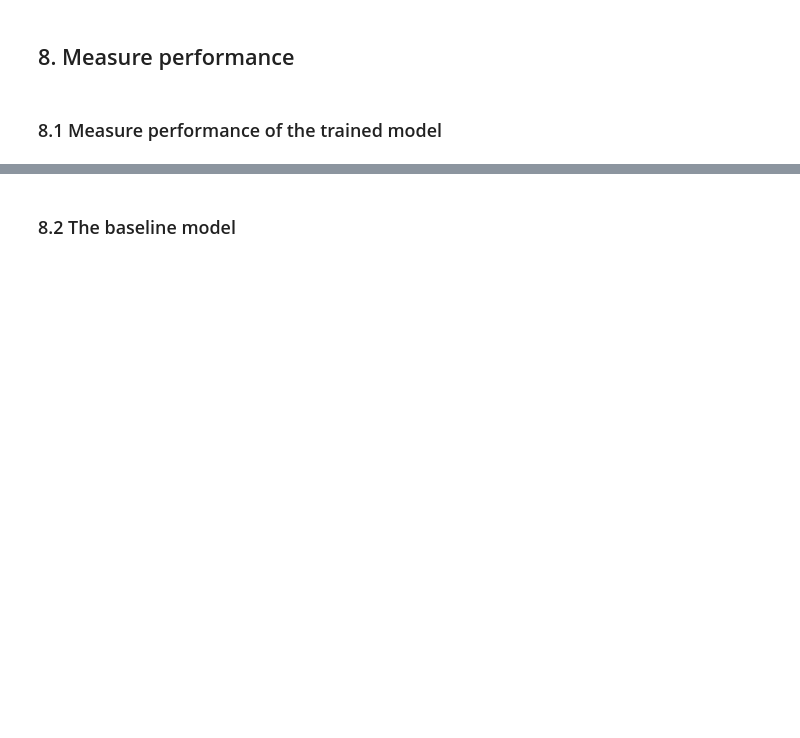
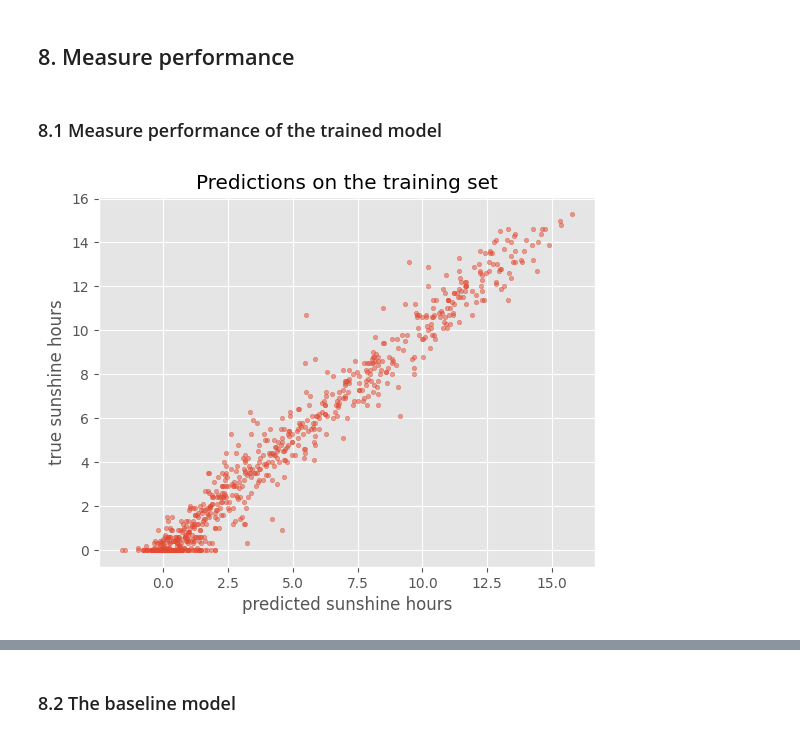
Before and after one commit to mimer-ai/deep-learning-intro, a Jupyter notebook: notebooks/lumi-pytorch/3-MonitorTrainingProcess-PyTorch-WeatherPrediction.ipynb, the cells around one changed output, grey strips where cells are left out. Saved outputs shown, nothing was run; the diff lists cells and outputs as text; code cells hidden in the pictures; blank space fills up the shorter version.

```diff
--- a/notebooks/lumi-pytorch/3-MonitorTrainingProcess-PyTorch-WeatherPrediction.ipynb
+++ b/notebooks/lumi-pytorch/3-MonitorTrainingProcess-PyTorch-WeatherPrediction.ipynb
@@ -350,15 +338,8 @@ def plot_history(history, metrics):
 # %% [markdown]
 ## 7. Perform a prediction/classification
 # %%
-def predict(model, data_loader):
-    model.eval()
-    predictions = []
-    with torch.no_grad():
-        for inputs, _ in data_loader:
-            inputs = inputs.to(device)
-            outputs = model(inputs)
-            predictions.extend(outputs.squeeze().cpu().numpy())
-    return np.array(predictions)
+_, train_rmse, y_train_true, y_train_predicted = eval_epoch(model, train_dl, loss_fn, accumulate=True)
+_, test_rmse, y_test_true, y_test_predicted = eval_epoch(model, test_dl, loss_fn, accumulate=True)
 # %% [markdown]
 ## 8. Measure performance
 # %% [markdown]
@@ -366,7 +347,11 @@ def predict(model, data_loader):
 # %%
 def plot_predictions(y_pred, y_true, title):
     plt.style.use('ggplot')  # optional, that's only to define a visual style
     plt.scatter(y_pred, y_true, s=10, alpha=0.5)
     plt.xlabel("predicted sunshine hours")
     plt.ylabel("true sunshine hours")
     plt.title(title)
+
+plot_predictions(y_train_predicted, y_train_true, title='Predictions on the training set')
+# %% [output]
+[figure, added]
```
Also changed, not shown: parts of 64 cells of this notebook.
